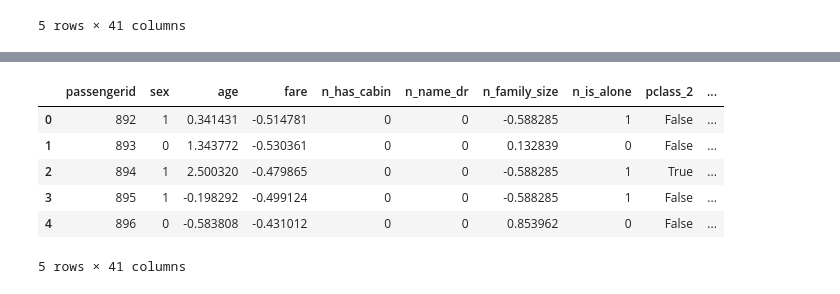
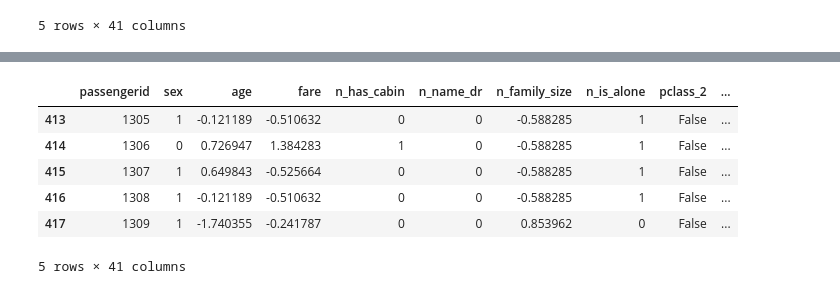
Before and after one commit to BhardwajArjit/Kaggle, a Jupyter notebook: titanic-machine-learning-from-disaster.ipynb, the cells around one changed output, grey strips where cells are left out. Drawn from its saved outputs; the diff is of its cells as text; code cells hidden in the pictures.

```diff
--- a/titanic-machine-learning-from-disaster.ipynb
+++ b/titanic-machine-learning-from-disaster.ipynb
@@ -814,14 +792,14 @@ Model Accuracy is: 0.8134
 # %%
 y_pred = rf_hp.predict(df_test[intersect_cols])
 
 df_test["survived"] = y_pred
 
-df_test.head()
+df_test.tail()
 # %% [output]
 |  | passengerid | sex | age | fare | n_has_cabin | n_name_dr | n_family_size | n_is_alone | pclass_2 | ... |
-| 0 | 892 | 1 | 0.341431 | -0.514781 | 0 | 0 | -0.588285 | 1 | False | ... |
-| 1 | 893 | 0 | 1.343772 | -0.530361 | 0 | 0 | 0.132839 | 0 | False | ... |
-| 2 | 894 | 1 | 2.500320 | -0.479865 | 0 | 0 | -0.588285 | 1 | True | ... |
-| 3 | 895 | 1 | -0.198292 | -0.499124 | 0 | 0 | -0.588285 | 1 | False | ... |
-| 4 | 896 | 0 | -0.583808 | -0.431012 | 0 | 0 | 0.853962 | 0 | False | ... |
+| 413 | 1305 | 1 | -0.121189 | -0.510632 | 0 | 0 | -0.588285 | 1 | False | ... |
+| 414 | 1306 | 0 | 0.726947 | 1.384283 | 1 | 0 | -0.588285 | 1 | False | ... |
+| 415 | 1307 | 1 | 0.649843 | -0.525664 | 0 | 0 | -0.588285 | 1 | False | ... |
+| 416 | 1308 | 1 | -0.121189 | -0.510632 | 0 | 0 | -0.588285 | 1 | False | ... |
+| 417 | 1309 | 1 | -1.740355 | -0.241787 | 0 | 0 | 0.853962 | 0 | False | ... |
 5 rows × 41 columns
```
Also changed, not shown: parts of 8 cells of this notebook.
